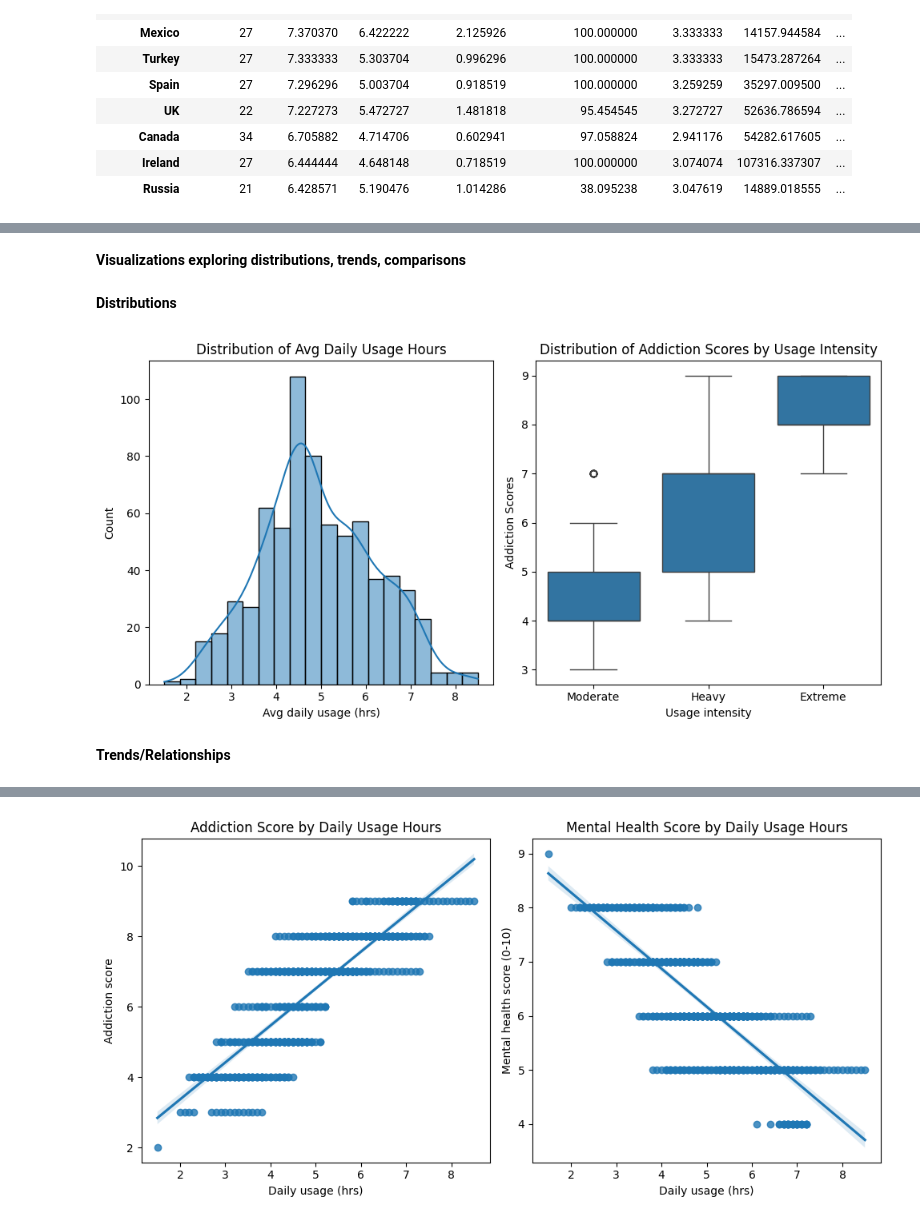
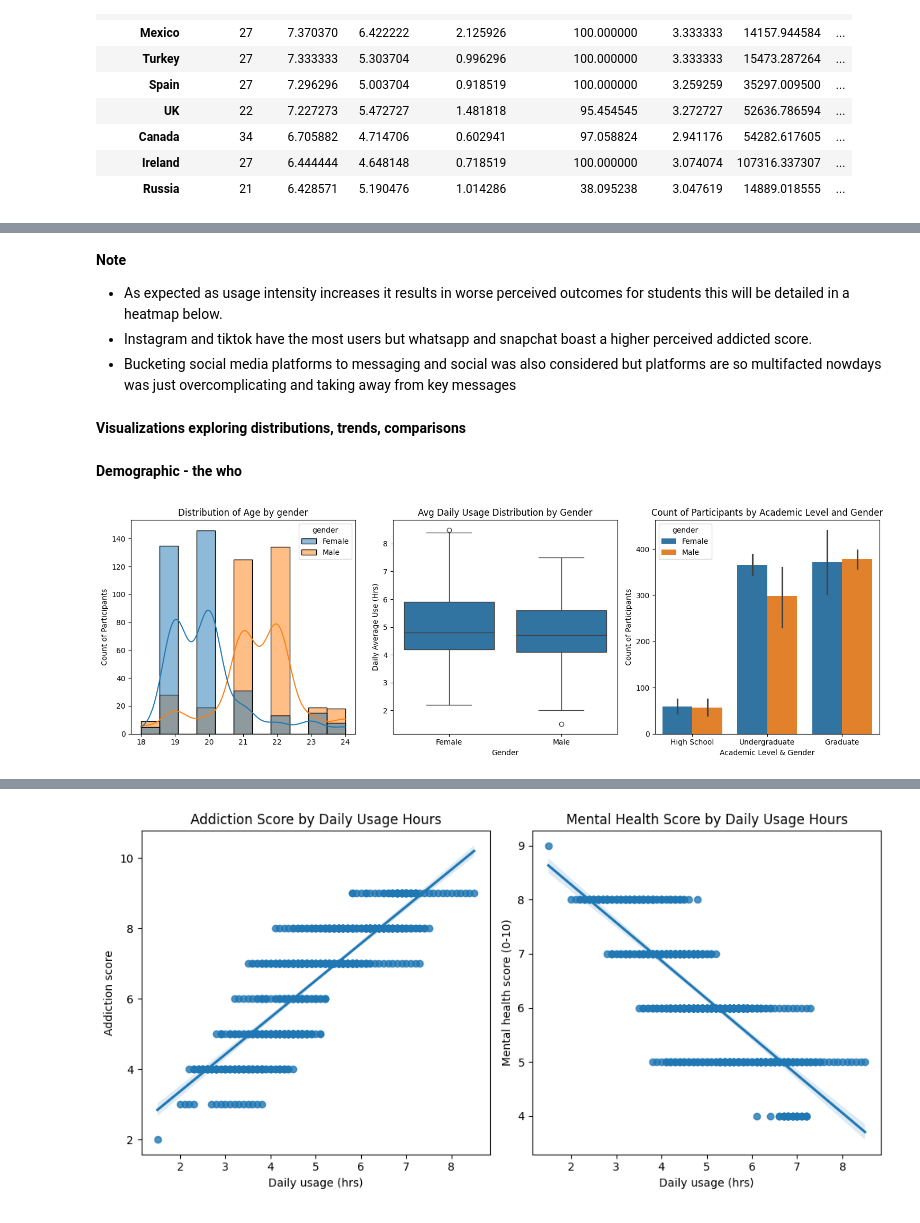
Before and after one commit to lschuler-dotcom/capstone_project, a Jupyter notebook: notebooks/capstone_project.ipynb, the cells around one changed output, grey strips where cells are left out. Saved outputs shown, nothing was run; the diff lists cells and outputs as text; code cells hidden in the pictures.

```diff
--- a/notebooks/capstone_project.ipynb
+++ b/notebooks/capstone_project.ipynb
@@ -885,4 +936,7 @@ country_summary_20.sort_values("avg_addicted", ascending=False).head(10)
+# %% [markdown]
+**Note**
+* As expected as usage intensity increases it results in worse perceived outcomes for students this will be detailed in a heatmap below.
+* Instagram and tiktok have the most users but whatsapp and snapchat boast a higher perceived addicted score.
+* Bucketing social media platforms to messaging and social was also considered but platforms are so multifacted nowdays was just overcomplicating and taking away from key messages
 # %% [markdown]
 **Visualizations exploring distributions, trends, comparisons**
-# %% [markdown]
-**Distributions**
@@ -889,31 +947,34 @@ country_summary_20.sort_values("avg_addicted", ascending=False).head(10)
+# %% [markdown]
+**Demographic - the who**
 # %%
-# Distributions
-plt.figure(figsize=(10,5))
+# Subplots
+plt.figure(figsize=(15,5))
 
-# Distribution of daily usage hours
+# Order aca categories
+acad_order = ["High School", "Undergraduate", "Graduate"]
+
+# Count of participants by aca level
 plt.subplot(1,3,1)
-sns.histplot(df_cleaned['avg_daily_usage_hours'], bins=20, kde=True)
-plt.title('Distribution of Avg Daily Usage Hours')
-plt.xlabel('Avg daily usage (hrs)')
-plt.ylabel('Count')
+sns.histplot(data=df_cleaned, x="age", hue="gender",kde=True)
+plt.title("Distribution of Age by gender")
+plt.xlabel("")
+plt.ylabel("Count of Participants")
 
-# Distribution of addiction score
+# Distribution of addiction score by gender
 plt.subplot(1,3,2)
-sns.boxplot(data=df_cleaned[df_cleaned["usage_bucket"].isin(["Moderate","Heavy","Extreme"])],x="usage_bucket", y="addicted_score", order=usage_order)
-plt.title("Distribution of Addiction Scores by Usage Intensity")
-plt.xlabel('Usage intensity')
-plt.ylabel('Addiction Scores')
+sns.boxplot(data=df_cleaned,x="gender",y="avg_daily_usage_hours")
+plt.title("Avg Daily Usage Distribution by Gender")
+plt.xlabel("Gender")
+plt.ylabel("Daily Average Use (Hrs)")
 
-# Distribution of gender
+# Count of participants by aca level & gender
 plt.subplot(1,3,3)
-sns.pie(data=df_cleaned[df_cleaned["usage_bucket"].isin(["Moderate","Heavy","Extreme)
-plt.title("Distribution of Addiction Scores by Usage Intensity")
-plt.xlabel('Usage intensity')
-plt.ylabel('Addiction Scores')
+sns.barplot(data=df_cleaned, x="academic_level", y="student_id",order=acad_order,hue="gender")
+plt.title("Count of Participants by Academic Level and Gender")
+plt.xlabel("Academic Level & Gender")
+plt.ylabel("Count of Participants")
 
 plt.tight_layout()
 plt.show()
 # %% [output]
-[figure, old version]
+[figure, new version]
-# %% [markdown]
-**Trends/Relationships**
```
Also changed, not shown: parts of 71 cells of this notebook.
